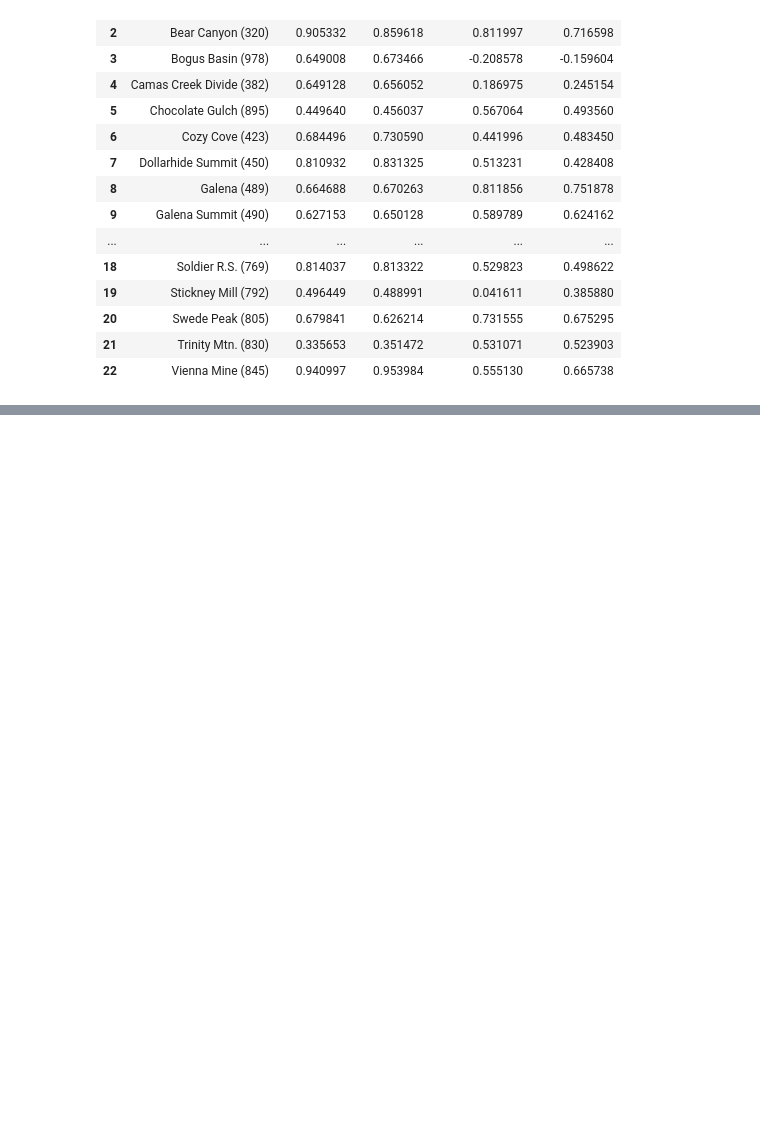
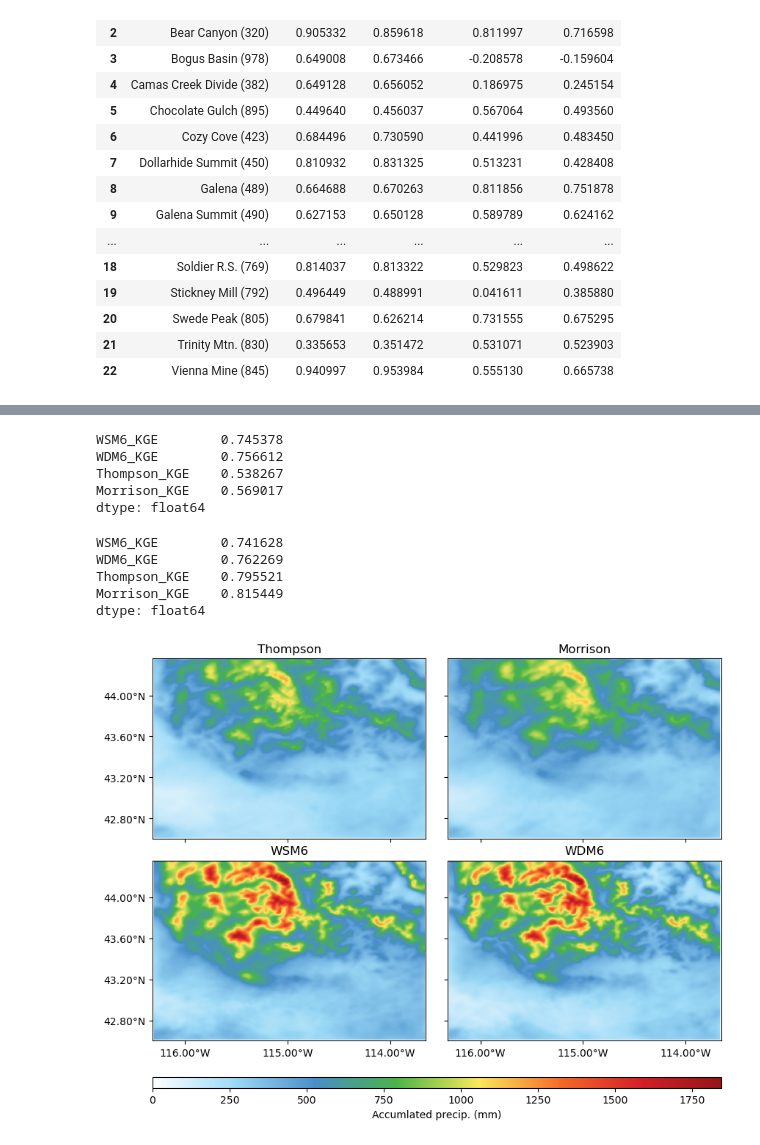
Before and after one commit to stanleyakor1/Comprehensive-Ecam, a Jupyter notebook: Artifact/scritps/precip.ipynb, the cells around one changed output, grey strips where cells are left out. Cells and saved outputs as stored; diff of their text form; code cells hidden in the pictures; blank space fills up the shorter version.

Commit message:
fixed peak accumulation period for 2022

```diff
--- a/Artifact/scritps/precip.ipynb
+++ b/Artifact/scritps/precip.ipynb
@@ -147 +149,47 @@ Morrison_KGE    0.569112
 dtype: float64
+# %%
+swh_th = swh.drop(columns=['Name'])
+
+# Calculate the mean of the remaining columns
+mean_values = swh_th.mean()
+
+# Print the mean values
+print(mean_values)
+# %% [output]
+WSM6_KGE        0.745378
+WDM6_KGE        0.756612
+Thompson_KGE    0.538267
+Morrison_KGE    0.569017
+dtype: float64
+# %%
+precip_th = precip.drop(columns=['Name'])
+
+# Calculate the mean of the remaining columns
+mean_values = precip_th.mean()
+
+# Print the mean values
+print(mean_values)
+# %% [output]
+WSM6_KGE        0.741628
+WDM6_KGE        0.762269
+Thompson_KGE    0.795521
+Morrison_KGE    0.815449
+dtype: float64
+# %%
+cmappcp = generate_NCL_cmap('WhiteBlueGreenYellowRed', cont_opt=True, cont_param_n=17, cont_param_ws='sRGB')#'WhiteBlueGreenYellowRed'#'precip3_16lev'
+# %%
+d01_path = '/bsuhome/stanleyakor/scratch/WY_22_THOMPSON/wrfout_d02_2021-09-29_00:00:00'
+
+#get lat/lon grid
+la_lon = xr.open_dataset(d01_path)
+lat = la_lon['XLAT'].isel(Time = 0)
+lon = la_lon['XLONG'].isel(Time = 0)
+# %%
+file_list = [path_2_wy_file+ 'Thompson_22_daily.nc', path_2_wy_file+ 'MORRISON_22_daily.nc',path_2_wy_file+ 'WSM6_22_daily.nc', path_2_wy_file+ 'WDM6_22_daily.nc']
+file_list = [(xr.open_dataset(file)['PRCP']).isel(XTIME=366)for file in file_list]
+title = ['Thompson', 'Morrison', 'WSM6', 'WDM6']
+# %%
+make_snodas_Wrf_plots(file_list, title, lat, lon, save_title = 'accum_precip_spatial',label='Accumlated precip. (mm)', show=True,\
+                          subplots=(2,2), colour=cmappcp, size = (10, 15),save=False)
+# %% [output]
+[figure, added]
```
Also changed, not shown: parts of 6 cells of this notebook, 2 other files.
